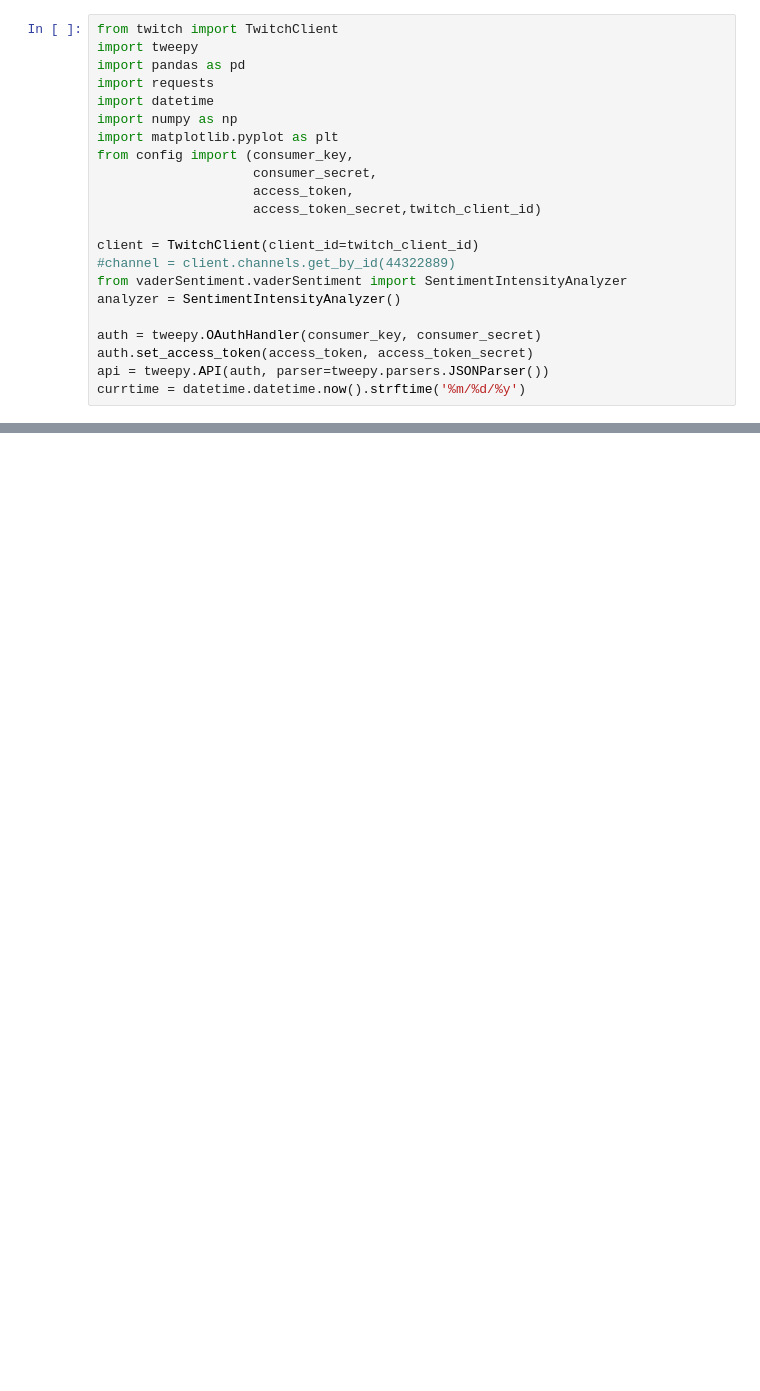
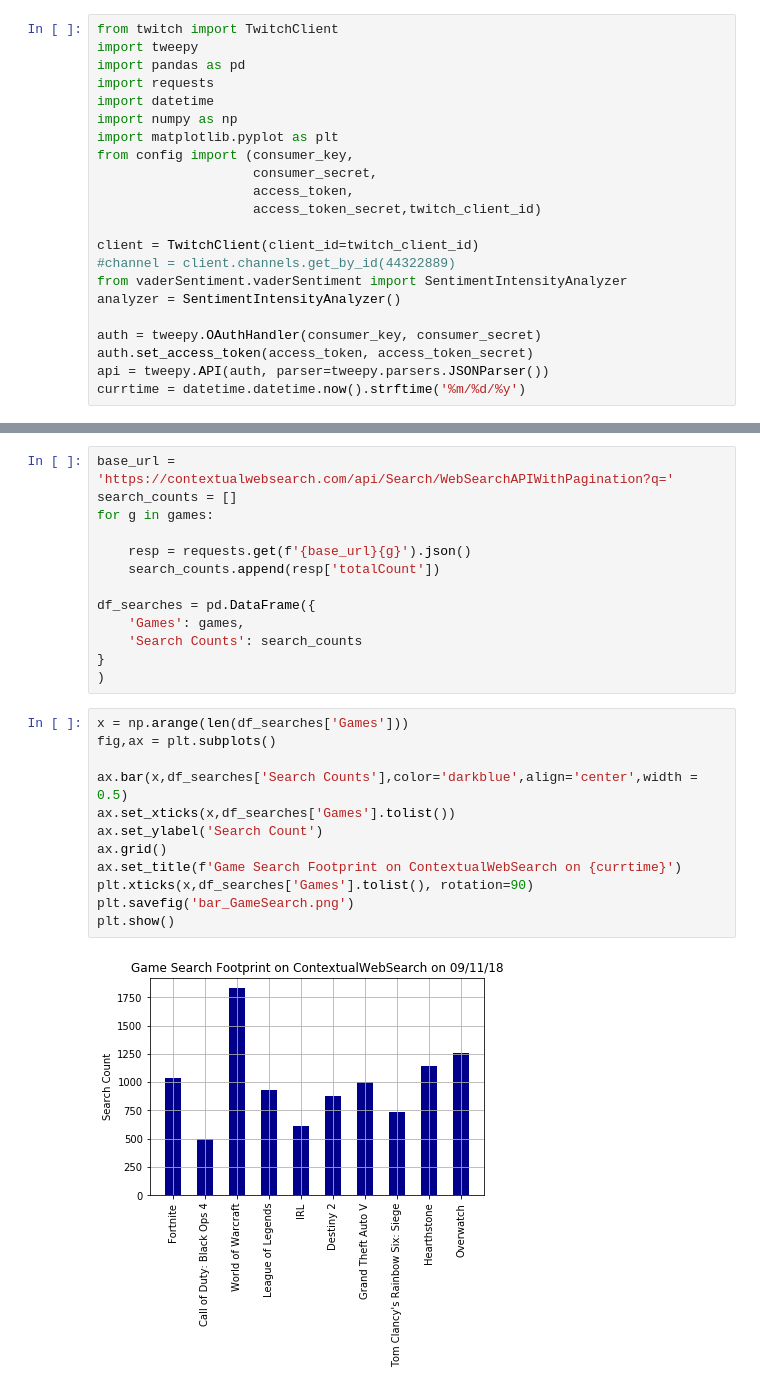
Before and after one commit to jesseyu0323/Project1-Tech2, a Jupyter notebook: Twitch.ipynb, the cells around one changed output, grey strips where cells are left out. Cells and saved outputs as stored; diff of their text form; blank space fills up the shorter version.

```diff
--- a/Twitch.ipynb
+++ b/Twitch.ipynb
@@ -136,0 +149,27 @@ plt.show()
+# %%
+base_url = 'https://contextualwebsearch.com/api/Search/WebSearchAPIWithPagination?q='
+search_counts = []
+for g in games:
+
+    resp = requests.get(f'{base_url}{g}').json()
+    search_counts.append(resp['totalCount'])
+
+df_searches = pd.DataFrame({
+    'Games': games,
+    'Search Counts': search_counts
+}
+)
+# %%
+x = np.arange(len(df_searches['Games']))
+fig,ax = plt.subplots()
+
+ax.bar(x,df_searches['Search Counts'],color='darkblue',align='center',width = 0.5)
+ax.set_xticks(x,df_searches['Games'].tolist())
+ax.set_ylabel('Search Count')
+ax.grid()
+ax.set_title(f'Game Search Footprint on ContextualWebSearch on {currtime}')
+plt.xticks(x,df_searches['Games'].tolist(), rotation=90)
+plt.savefig('bar_GameSearch.png')
+plt.show()
+# %% [output]
+[figure, added]
```
Also changed, not shown: parts of 14 cells of this notebook, 13 other files.
